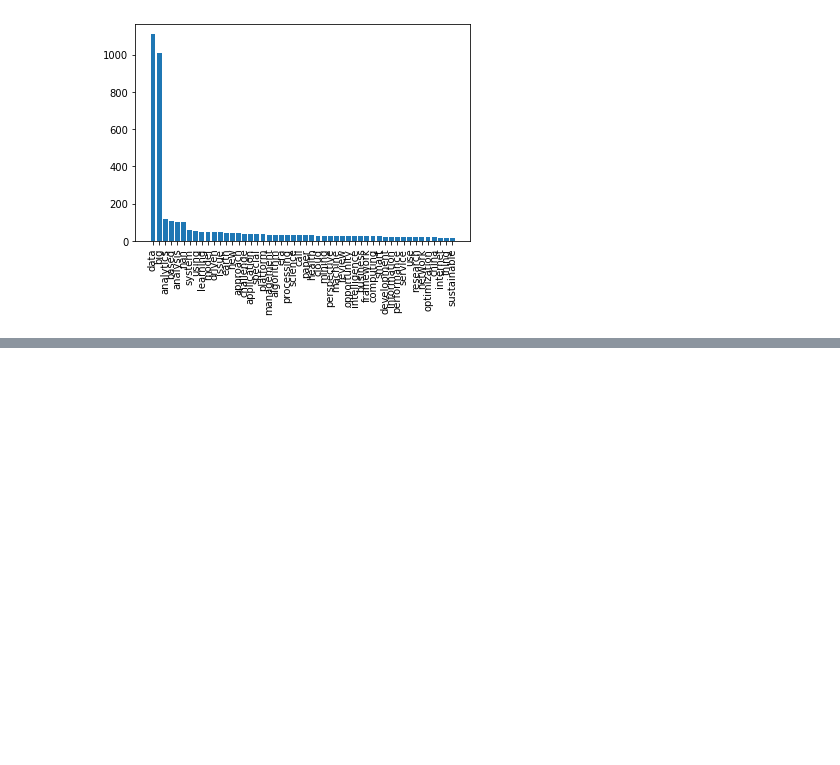
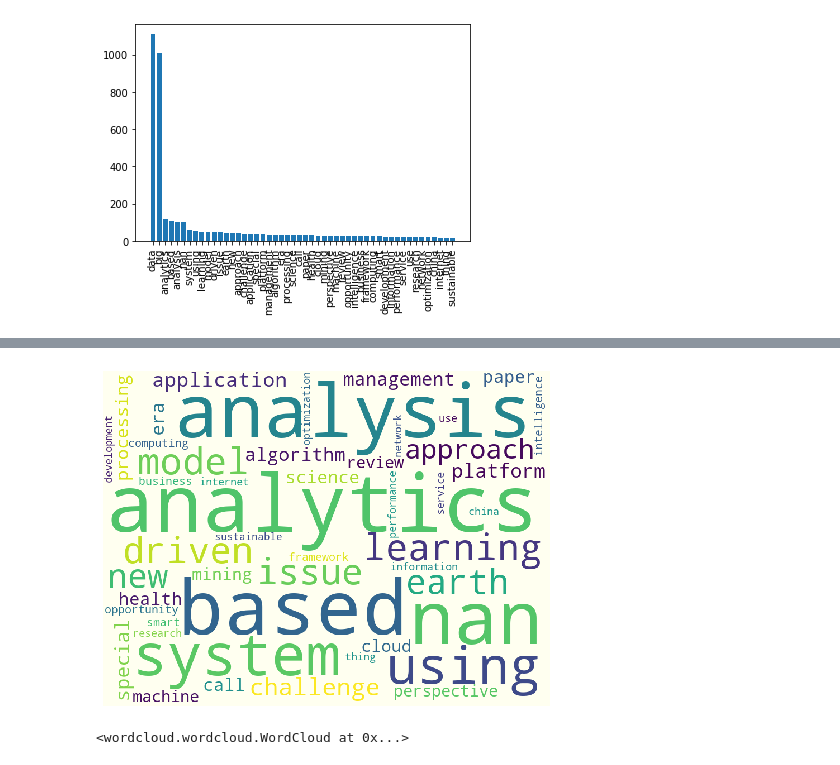
Before and after one commit to bank2014/Python_Datamining, a Jupyter notebook: 8장 영어단어분석.ipynb, the cells around one changed output, grey strips where cells are left out. Cells and saved outputs as stored; diff of their text form; code cells hidden in the pictures; blank space fills up the shorter version.

```diff
--- a/8장 영어단어분석.ipynb
+++ b/8장 영어단어분석.ipynb
@@ -246,0 +284,14 @@ plt.show()
+# %%
+stopwords = set(STOPWORDS)
+wc = WordCloud(background_color = 'ivory', stopwords = stopwords, width = 800, height = 600)
+cloud = wc.generate_from_frequencies(word_count)
+plt.figure(figsize = (8,8))
+plt.imshow(cloud)
+plt.axis('off')
+plt.show()
+# %% [output]
+[figure, added]
+# %%
+cloud.to_file("8장_data/riss_bigdata_wordCloud.jpg")
+# %% [output]
+<wordcloud.wordcloud.WordCloud at 0x...>
```
Also changed, not shown: parts of 6 cells of this notebook, 1 other file.
